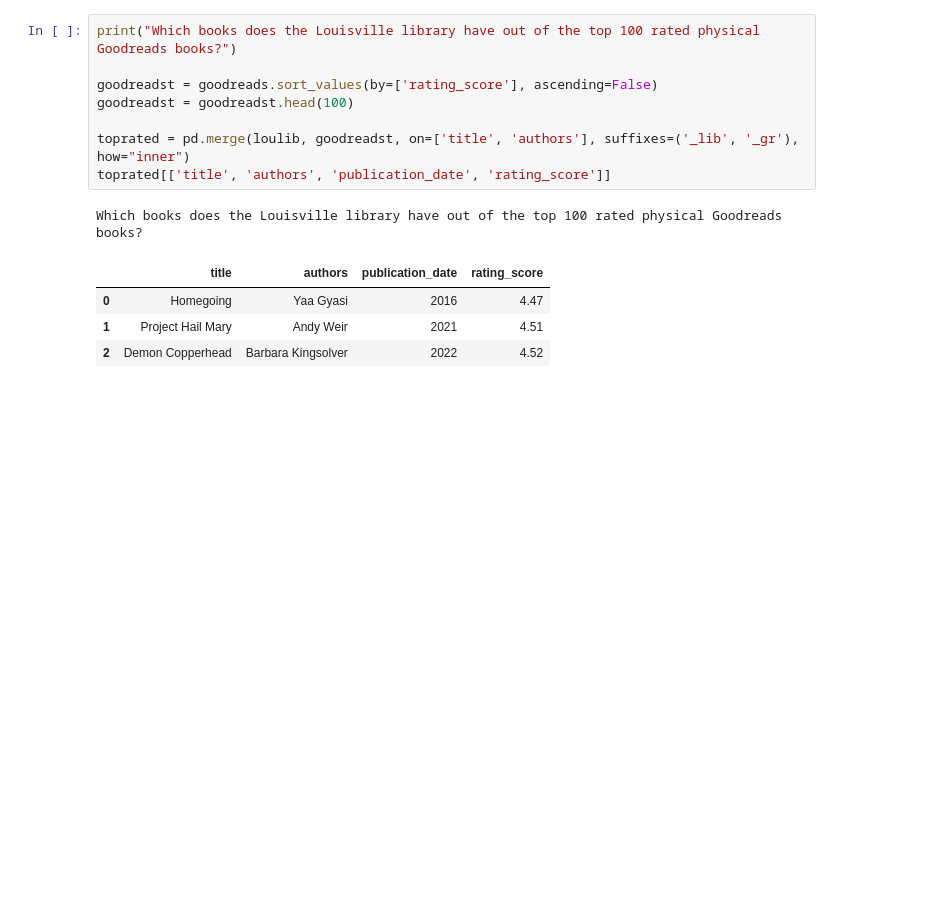
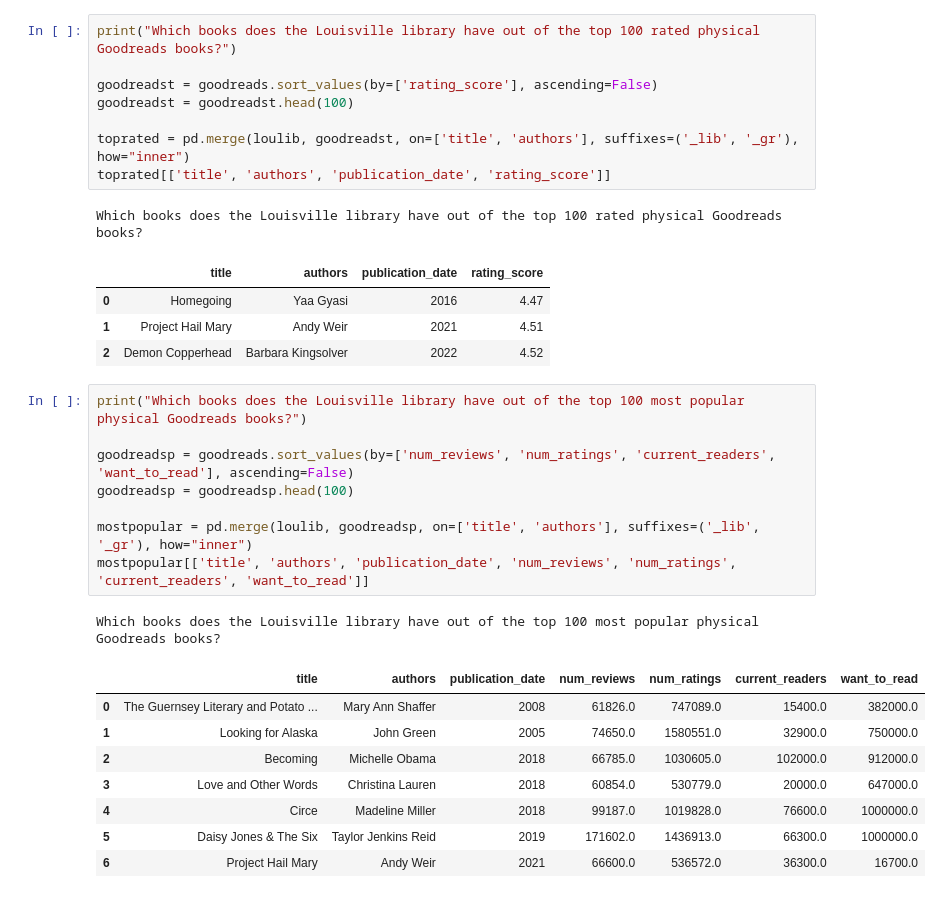
Before and after one commit to amgant/LouisvilleKY-GoodReads-Books, a Jupyter notebook: bookspandas.ipynb, the cells around one changed output. Saved outputs shown, nothing was run; the diff lists cells and outputs as text; blank space fills up the shorter version.

```diff
--- a/bookspandas.ipynb
+++ b/bookspandas.ipynb
@@ -275,3 +275,21 @@ Which books does the Louisville library have out of the top 100 rated physical G
 | 0 | Homegoing | Yaa Gyasi | 2016 | 4.47 |
 | 1 | Project Hail Mary | Andy Weir | 2021 | 4.51 |
 | 2 | Demon Copperhead | Barbara Kingsolver | 2022 | 4.52 |
+# %%
+print("Which books does the Louisville library have out of the top 100 most popular physical Goodreads books?")
+
+goodreadsp = goodreads.sort_values(by=['num_reviews', 'num_ratings', 'current_readers', 'want_to_read'], ascending=False)
+goodreadsp = goodreadsp.head(100)
+
+mostpopular = pd.merge(loulib, goodreadsp, on=['title', 'authors'], suffixes=('_lib', '_gr'), how="inner")
+mostpopular[['title', 'authors', 'publication_date', 'num_reviews', 'num_ratings', 'current_readers', 'want_to_read']]
+# %% [output]
+Which books does the Louisville library have out of the top 100 most popular physical Goodreads books?
+|  | title | authors | publication_date | num_reviews | num_ratings | current_readers | want_to_read |
+| 0 | The Guernsey Literary and Potato ... | Mary Ann Shaffer | 2008 | 61826.0 | 747089.0 | 15400.0 | 382000.0 |
+| 1 | Looking for Alaska | John Green | 2005 | 74650.0 | 1580551.0 | 32900.0 | 750000.0 |
+| 2 | Becoming | Michelle Obama | 2018 | 66785.0 | 1030605.0 | 102000.0 | 912000.0 |
+| 3 | Love and Other Words | Christina Lauren | 2018 | 60854.0 | 530779.0 | 20000.0 | 647000.0 |
+| 4 | Circe | Madeline Miller | 2018 | 99187.0 | 1019828.0 | 76600.0 | 1000000.0 |
+| 5 | Daisy Jones & The Six | Taylor Jenkins Reid | 2019 | 171602.0 | 1436913.0 | 66300.0 | 1000000.0 |
+| 6 | Project Hail Mary | Andy Weir | 2021 | 66600.0 | 536572.0 | 36300.0 | 16700.0 |
```
Also changed, not shown: parts of 3 cells of this notebook.
